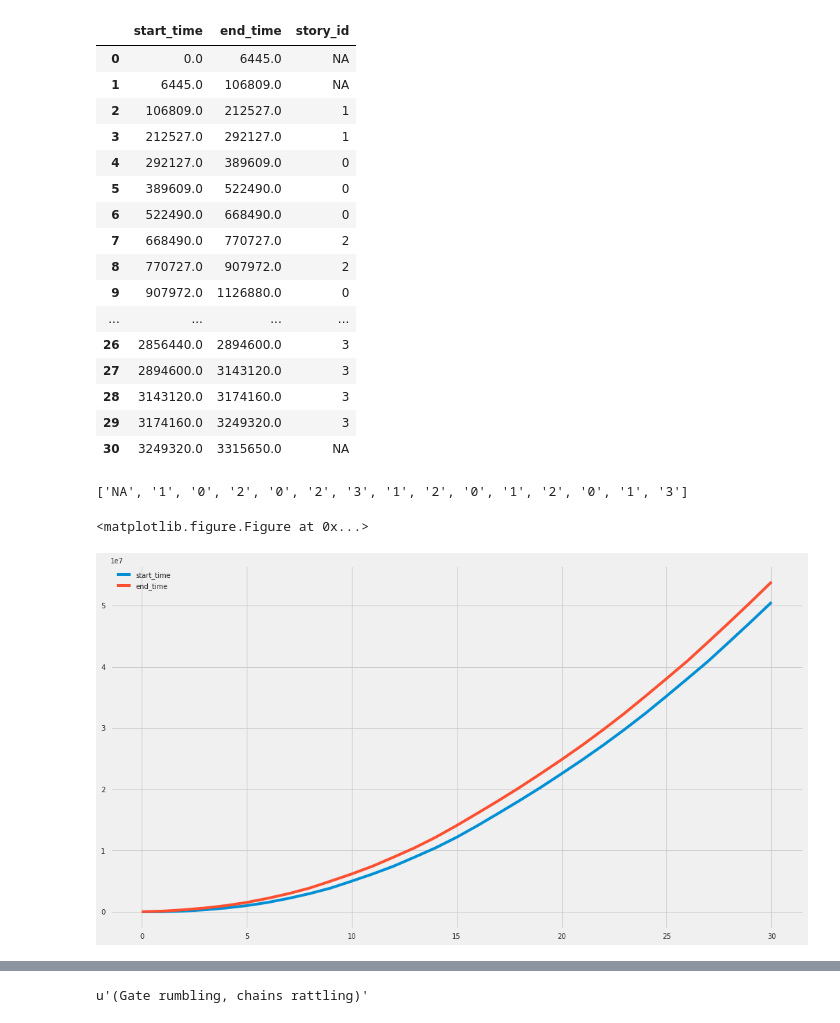
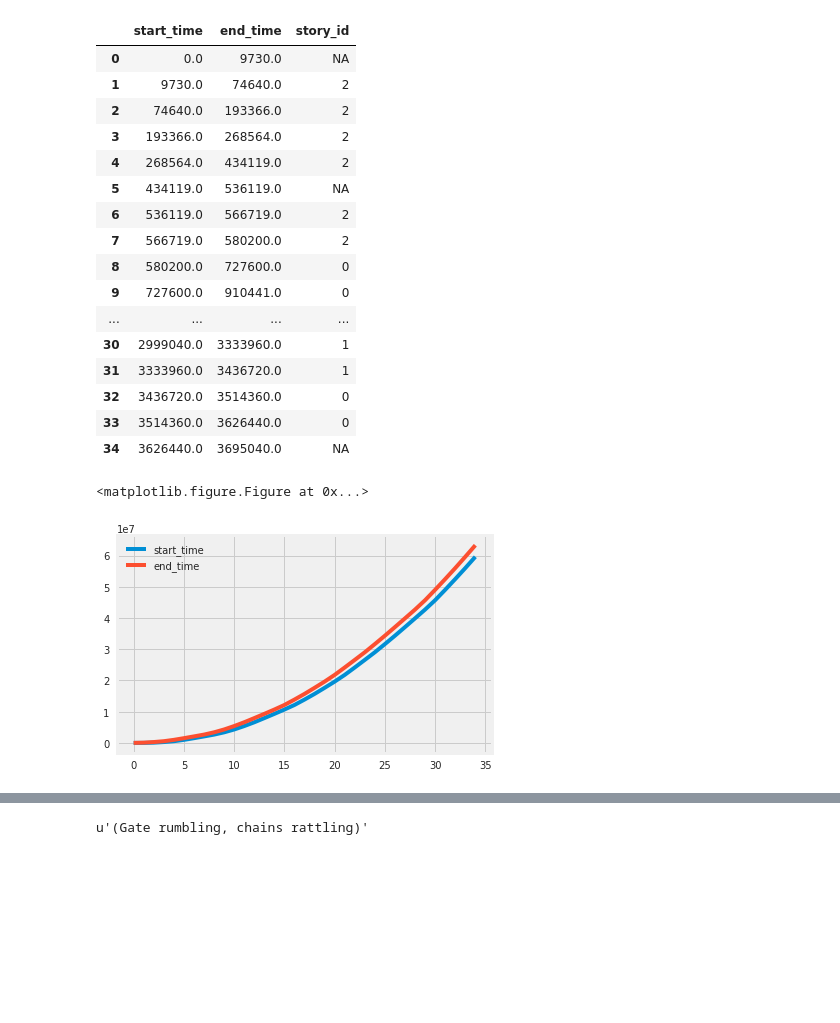
Before and after one commit to aman-berhe/TLP_thesis, a Jupyter notebook: codes/scene_story.ipynb, the cells around one changed output, grey strips where cells are left out. Saved outputs shown, nothing was run; the diff lists cells and outputs as text; code cells hidden in the pictures; blank space fills up the shorter version.

Commit message:
all scenes has been extracted and then represented using different representation. clustering is done using many alogrithms

```diff
--- a/codes/scene_story.ipynb
+++ b/codes/scene_story.ipynb
@@ -15,7 +15,7 @@ import csv
 import pandas as pd
 import numpy as np
 # %%
-file=open('/people/berhe/Bureau/Project/TLP_thesis/Scenes/groundtruth.seg','r')
+file=open('/home/berhe/Desktop/LIMSI/TLP_thesis/Scenes/Episode_scenes_01.seg','r')
 text=file.readlines()
 line=text[1]
 print line
@@ -78,7 +78,7 @@ def subtitle_extraction(file='/people/berhe/Bureau/Project/TLP_thesis/subtitles/
         blob=TextBlob(text)
         pol=blob.sentiment.polarity
 # %%
-def scene_extraction(file=open('/people/berhe/Bureau/Project/TLP_thesis/Scenes/groundtruth.seg','r')):
+def scene_extraction(file=open('/home/berhe/Desktop/LIMSI/TLP_thesis/Scenes/Episode_scenes_01.seg','r')):
     text=file.readlines()
     start_scene=[]
     end_scene=[]
@@ -86,12 +86,13 @@ def scene_extraction(file=open('/people/berhe/Bureau/Project/TLP_thesis/Scenes/g
     for text_line in text:
         if not text_line in ['\n', '\r\n']:
             splitte_lines=text_line.split()
-            try:
-                start_scene.append(splitte_lines[0])
-                end_scene.append(splitte_lines[1])
-                story_id.append(splitte_lines[2])
-            except IndexError:
-                story_id.append('NA')
+            for i in range(len(splitte_lines)-2):
+                try:
+                    start_scene.append(splitte_lines[0])
+                    end_scene.append(splitte_lines[1])
+                    story_id.append(splitte_lines[i+2])
+                except IndexError:
+                    story_id.append('NA')
         else:
             continue
     return start_scene,end_scene,story_id
@@ -155,32 +156,28 @@ df
 df.sort_values(['start_time'],ascending=True)
 # %% [output]
 |  | start_time | end_time | story_id |
-| 0 | 0.0 | 6445.0 | NA |
-| 1 | 6445.0 | 106809.0 | NA |
-| 2 | 106809.0 | 212527.0 | 1 |
-| 3 | 212527.0 | 292127.0 | 1 |
-| 4 | 292127.0 | 389609.0 | 0 |
-| 5 | 389609.0 | 522490.0 | 0 |
-| 6 | 522490.0 | 668490.0 | 0 |
-| 7 | 668490.0 | 770727.0 | 2 |
-| 8 | 770727.0 | 907972.0 | 2 |
-| 9 | 907972.0 | 1126880.0 | 0 |
+| 0 | 0.0 | 9730.0 | NA |
+| 1 | 9730.0 | 74640.0 | 2 |
+| 2 | 74640.0 | 193366.0 | 2 |
+| 3 | 193366.0 | 268564.0 | 2 |
+| 4 | 268564.0 | 434119.0 | 2 |
+| 5 | 434119.0 | 536119.0 | NA |
+| 6 | 536119.0 | 566719.0 | 2 |
+| 7 | 566719.0 | 580200.0 | 2 |
+| 8 | 580200.0 | 727600.0 | 0 |
+| 9 | 727600.0 | 910441.0 | 0 |
 | ... | ... | ... | ... |
-| 26 | 2856440.0 | 2894600.0 | 3 |
-| 27 | 2894600.0 | 3143120.0 | 3 |
-| 28 | 3143120.0 | 3174160.0 | 3 |
-| 29 | 3174160.0 | 3249320.0 | 3 |
-| 30 | 3249320.0 | 3315650.0 | NA |
+| 30 | 2999040.0 | 3333960.0 | 1 |
+| 31 | 3333960.0 | 3436720.0 | 1 |
+| 32 | 3436720.0 | 3514360.0 | 0 |
+| 33 | 3514360.0 | 3626440.0 | 0 |
+| 34 | 3626440.0 | 3695040.0 | NA |
-# %%
-x3
-# %% [output]
-['NA', '1', '0', '2', '0', '2', '3', '1', '2', '0', '1', '2', '0', '1', '3']
 # %%
-df=df.cumsum()
-plt.figure();df.plot();
+df1=df.cumsum()
+plt.figure();df1.plot();
 # %% [output]
 <matplotlib.figure.Figure at 0x...>
-[figure, old version]
+[figure, new version]
 # %%
 df.groupby('story_id').hist()
 # %% [output]
```
Also changed, not shown: parts of 86 cells of this notebook, 28 other files.
